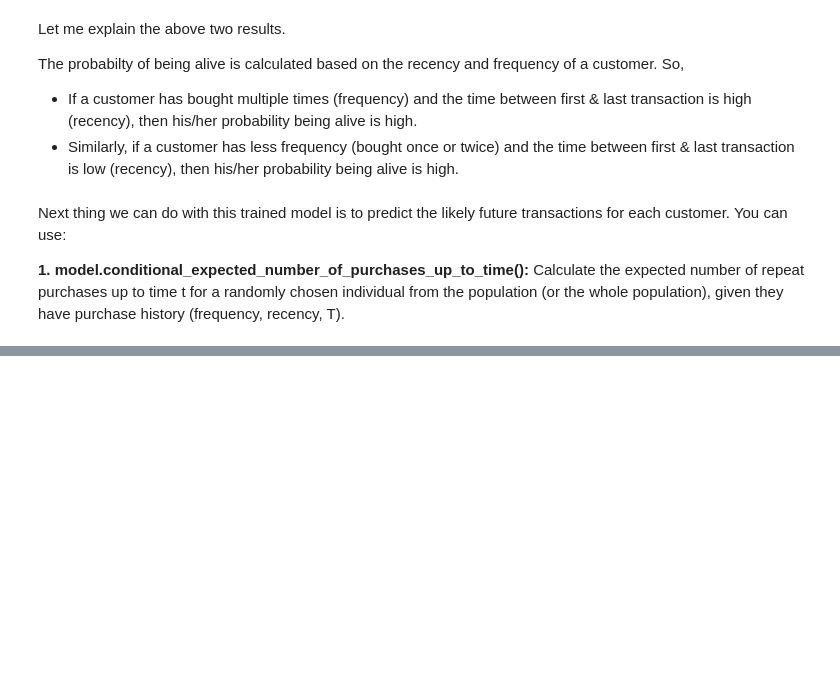
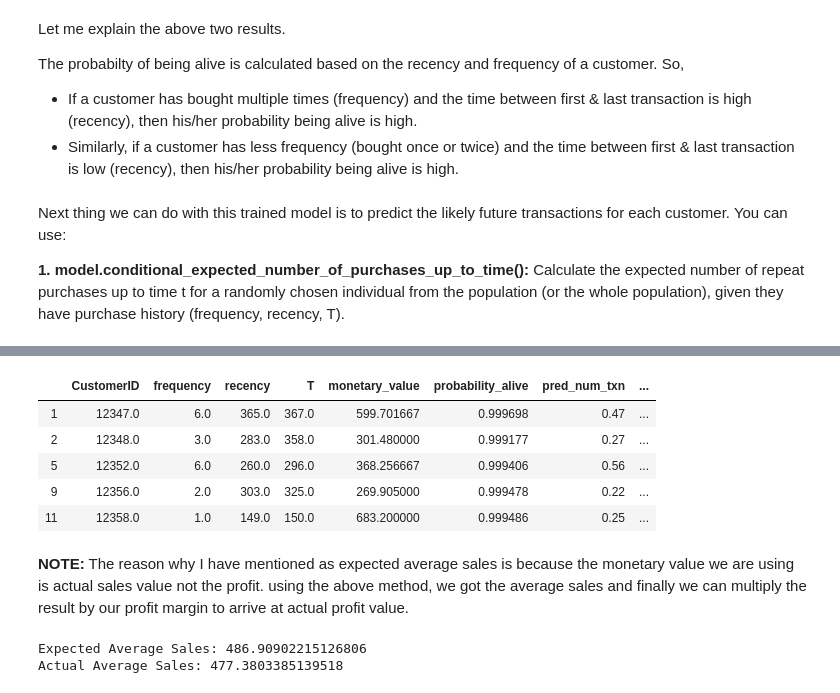
Before and after one commit to hariharan2305/DailyKnowledge, a Jupyter notebook: Customer Lifetime Value/Customer Lifetime Value (CLV).ipynb, the cells around one changed output, grey strips where cells are left out. Saved outputs shown, nothing was run; the diff lists cells and outputs as text; code cells hidden in the pictures; blank space fills up the shorter version.

```diff
--- a/Customer Lifetime Value/Customer Lifetime Value (CLV).ipynb
+++ b/Customer Lifetime Value/Customer Lifetime Value (CLV).ipynb
@@ -457,0 +477,5 @@ summary.sort_values(by='pred_num_txn', ascending=False).head(10).reset_index()
+# %%
+# Checking the relationship between frequency and monetary_value
+return_customers_summary = summary[summary['frequency']>0]
+print(return_customers_summary.shape)
+return_customers_summary.head()
@@ -457,0 +499,5 @@ summary.sort_values(by='pred_num_txn', ascending=False).head(10).reset_index()
+# %%
+# Modeling the monetary value using Gamma-Gamma Model
+ggf = lifetimes.GammaGammaFitter(penalizer_coef=0.001)
+ggf.fit(return_customers_summary['frequency'],
+       return_customers_summary['monetary_value'])
@@ -457,0 +520,22 @@ summary.sort_values(by='pred_num_txn', ascending=False).head(10).reset_index()
+# %%
+# Calculating the conditional expected average profit for each customer per transaction
+summary = summary[summary['monetary_value'] >0]
+summary['exp_avg_sales'] = ggf.conditional_expected_average_profit(summary['frequency'],
+                                       summary['monetary_value'])
+summary.head()
+# %% [output]
+|  | CustomerID | frequency | recency | T | monetary_value | probability_alive | pred_num_txn | ... |
+| 1 | 12347.0 | 6.0 | 365.0 | 367.0 | 599.701667 | 0.999698 | 0.47 | ... |
+| 2 | 12348.0 | 3.0 | 283.0 | 358.0 | 301.480000 | 0.999177 | 0.27 | ... |
+| 5 | 12352.0 | 6.0 | 260.0 | 296.0 | 368.256667 | 0.999406 | 0.56 | ... |
+| 9 | 12356.0 | 2.0 | 303.0 | 325.0 | 269.905000 | 0.999478 | 0.22 | ... |
+| 11 | 12358.0 | 1.0 | 149.0 | 150.0 | 683.200000 | 0.999486 | 0.25 | ... |
+# %% [markdown]
+**NOTE:** The reason why I have mentioned as expected average sales is because the monetary value we are using is actual sales value not the profit. using the above method, we got the average sales and finally we can multiply the result by our profit margin to arrive at actual profit value.
+# %%
+# Checking the expected average value and the actual average value in the data to make sure the values are good
+print(f"Expected Average Sales: {summary['exp_avg_sales'].mean()}")
+print(f"Actual Average Sales: {summary['monetary_value'].mean()}")
+# %% [output]
+Expected Average Sales: 486.90902215126806
+Actual Average Sales: 477.3803385139518
```
Also changed, not shown: parts of 21 cells of this notebook.
